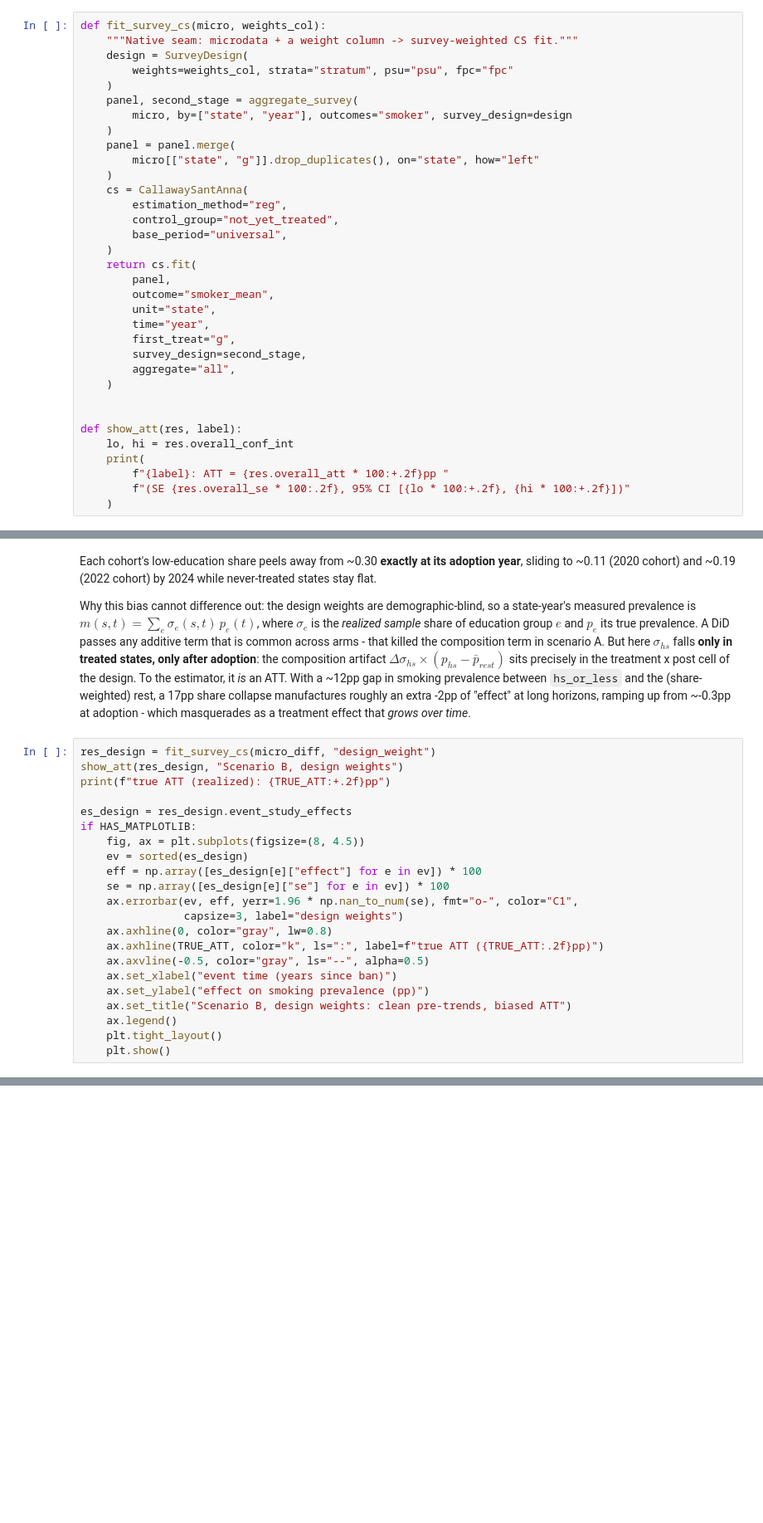
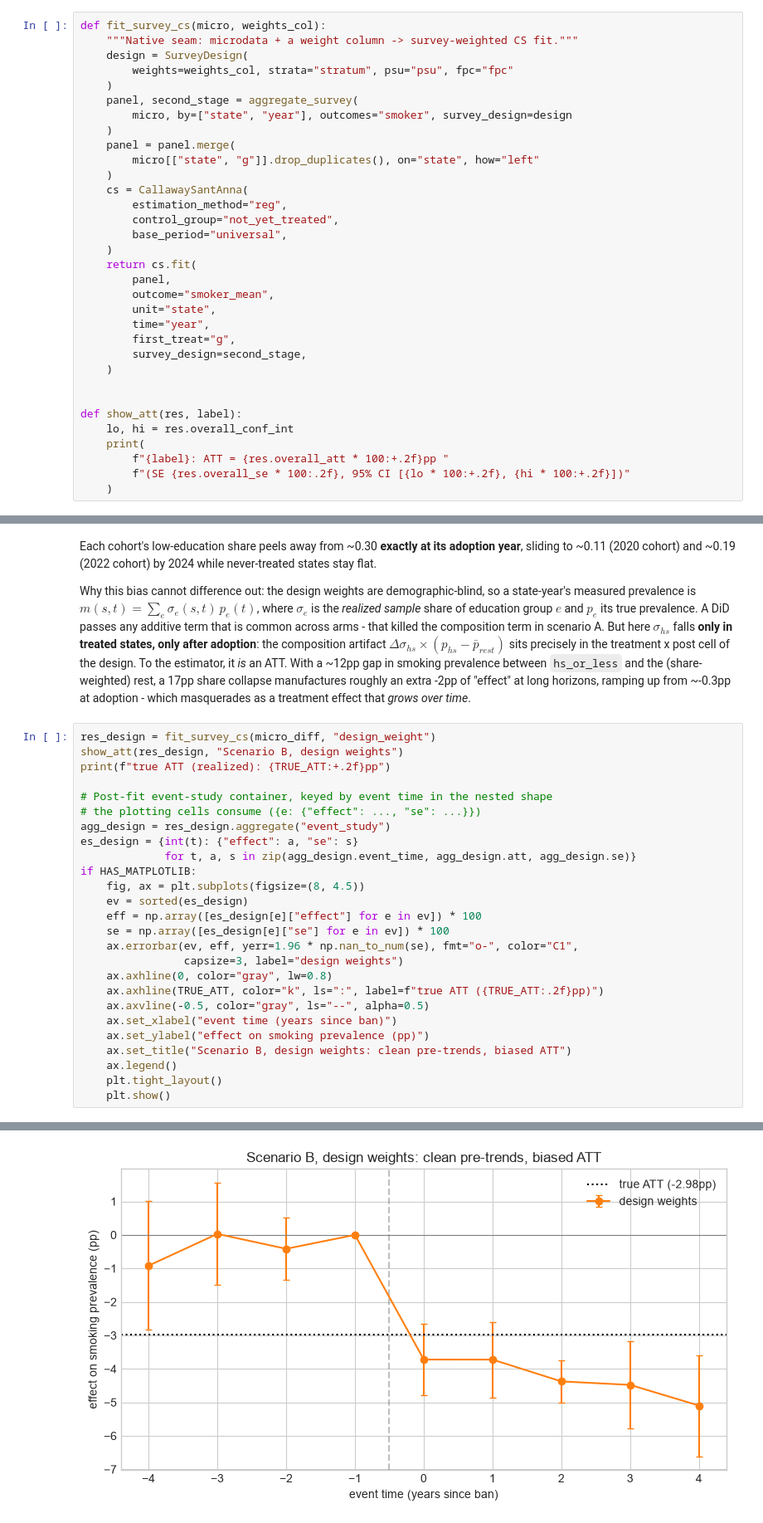
Before and after one commit to TDL77/diff-diff, a Jupyter notebook: docs/tutorials/26_composition_drift_calibration.ipynb, the cells around one changed output, grey strips where cells are left out. Shown at 83% size. Drawn from its saved outputs; the diff is of its cells as text; blank space fills up the shorter version.

```diff
--- a/docs/tutorials/26_composition_drift_calibration.ipynb
+++ b/docs/tutorials/26_composition_drift_calibration.ipynb
@@ -280,7 +302,6 @@ def fit_survey_cs(micro, weights_col):
         time="year",
         first_treat="g",
         survey_design=second_stage,
-        aggregate="all",
     )
 
 
@@ -360,7 +397,11 @@ res_design = fit_survey_cs(micro_diff, "design_weight")
 show_att(res_design, "Scenario B, design weights")
 print(f"true ATT (realized): {TRUE_ATT:+.2f}pp")
 
-es_design = res_design.event_study_effects
+# Post-fit event-study container, keyed by event time in the nested shape
+# the plotting cells consume ({e: {"effect": ..., "se": ...}})
+agg_design = res_design.aggregate("event_study")
+es_design = {int(t): {"effect": a, "se": s}
+             for t, a, s in zip(agg_design.event_time, agg_design.att, agg_design.se)}
 if HAS_MATPLOTLIB:
     fig, ax = plt.subplots(figsize=(8, 4.5))
     ev = sorted(es_design)
@@ -377,3 +418,4 @@ if HAS_MATPLOTLIB:
     ax.legend()
     plt.tight_layout()
     plt.show()
+# %% [output]
@@ -380,3 +424,4 @@ if HAS_MATPLOTLIB:
+[figure, added]
 # %% [markdown]
 Three things just happened, and together they are the core lesson of this tutorial:
 
```
Also changed, not shown: parts of 10 cells of this notebook, 10 other files.
